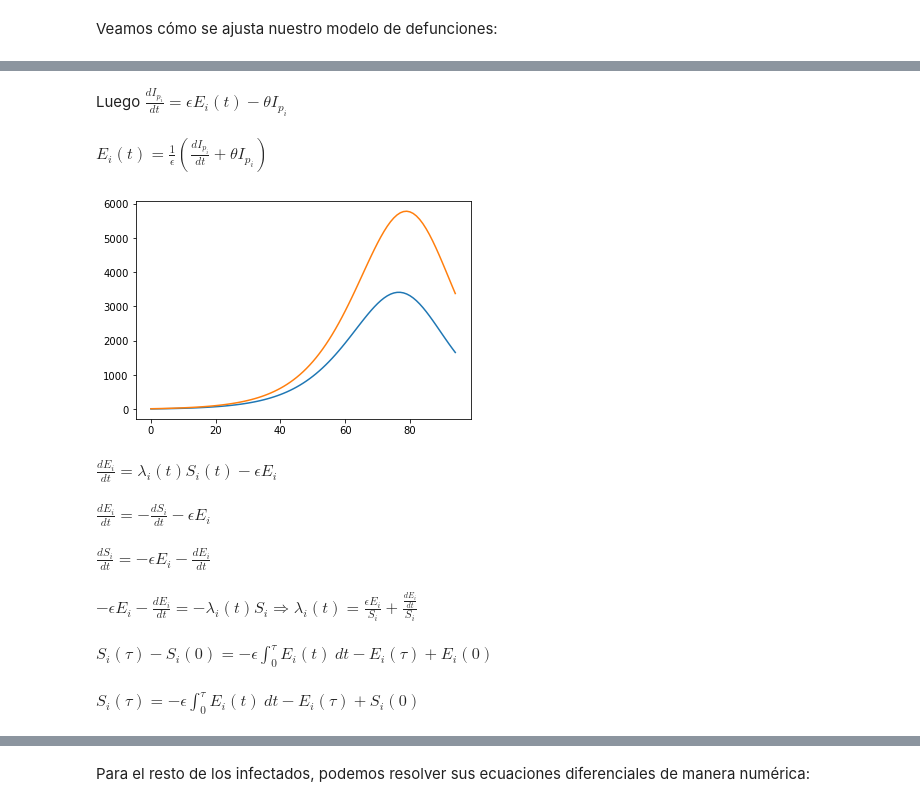
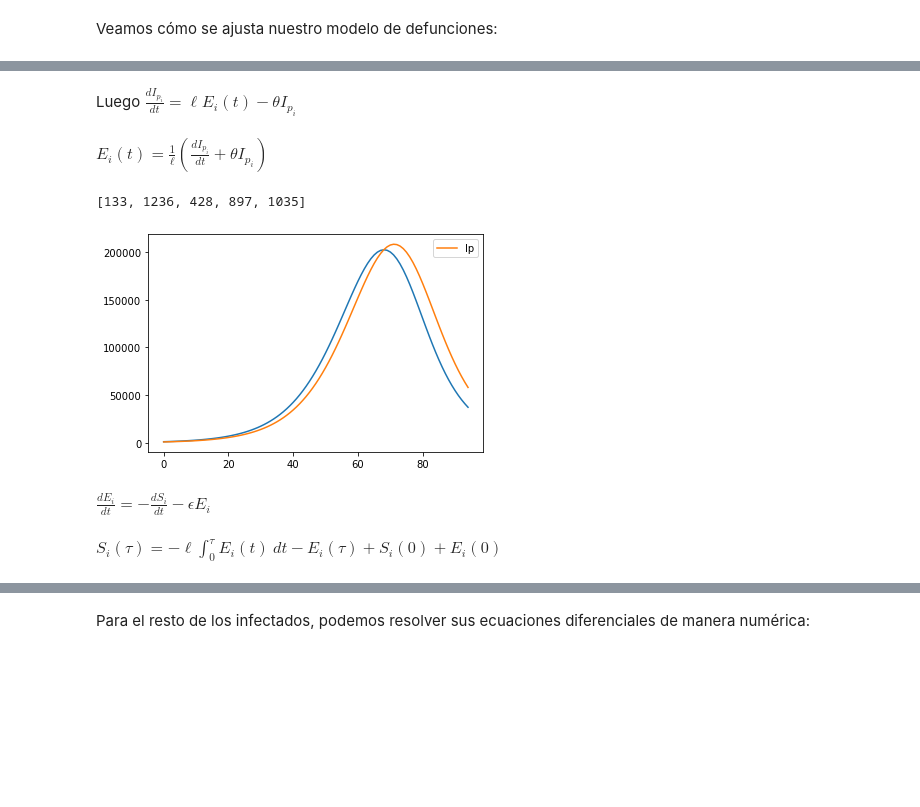
Before and after one commit to edtrelo/COVID19Model, a Jupyter notebook: src/model/EDAregions.ipynb, the cells around one changed output, grey strips where cells are left out. Saved outputs shown, nothing was run; the diff lists cells and outputs as text; code cells hidden in the pictures; blank space fills up the shorter version.

```diff
--- a/src/model/EDAregions.ipynb
+++ b/src/model/EDAregions.ipynb
@@ -82,3 +76,3 @@ De la ecuación diferencial tenemos que $\frac{dD_i}{dt} = q\xi H_i(t) \Rightarr
 # %%
-H = lambda t, i: 1/(q*ξ) * dt(D, t, n=1, args = (*paramsD[i], ))
+H = lambda t, i: 1/(q*δ) * dt(D, t, n=1, args = (*paramsD[i], ))
 # %% [markdown]
@@ -86,3 +80,3 @@ Además, $\frac{dH_i}{dt} = \sigma I_{ss_i} - q\xi H_i - (1-q)\tau H_i \Rightarr
 # %%
-Iss = lambda t, i : (dt(H, t, n=1, args = (i,)) + (q*ξ + (1-q)*τ)*H(t, i))/σ
+Iss = lambda t, i : (dt(H, t, n=1, args = (i,)) + (q*δ + (1-q)*ρ)*H(t, i))/ω
 # %% [markdown]
@@ -90,3 +84,3 @@ Luego, $\frac{dI_{ss_i}}{dt} = \theta p_s I_{p_i} - \sigma I_{ss_i}$, de donde $
 # %%
-Ip = lambda t, i: 1/(θ*ps)*(dt(Iss, t, n=1, args = (i, )) + σ*Iss(t, i))
+Ip = lambda t, i: 1/(θ*ps)*(dt(Iss, t, n=1, args = (i, )) + ω*Iss(t, i))
 # %%
@@ -94,7 +92,7 @@ Ip0 = [int(Ip(0, i)) for i in range(6)]
 # %% [markdown]
-Luego $\frac{dI_{p_i}}{dt} = \epsilon E_i(t) - \theta I_{p_i}$
+Luego $\frac{dI_{p_i}}{dt} = \ell E_i(t) - \theta I_{p_i}$
 # %% [markdown]
-$E_i(t) = \frac{1}{\epsilon}\left(\frac{dI_{p_i}}{dt}+\theta I_{p_i}\right)$
+$E_i(t) = \frac{1}{\ell}\left(\frac{dI_{p_i}}{dt}+\theta I_{p_i}\right)$
 # %%
-E = lambda t, i: 1/(ϵ)*(dt(Ip, t, n=1, args = (i, )) + θ*Ip(t, i))
+E = lambda t, i: 1/(l)*(dt(Ip, t, n=1, args = (i, )) + θ*Ip(t, i))
 # %%
@@ -102,21 +100,18 @@ E0 = [int(E(0, i)) for i in range(6)]
+# %%
+E0
+# %% [output]
+[133, 1236, 428, 897, 1035]
 # %%
 t = np.array(range(95))
 plt.plot(t, E(t, 4))
-plt.plot(t, Ip(t, 4))
+plt.plot(t, Ip(t, 4), label = 'Ip')
 
+plt.legend()
 plt.show()
 # %% [output]
-[figure, old version]
+[figure, new version]
-# %% [markdown]
-$\frac{dE_i}{dt}=\lambda_i(t)S_i(t) - \epsilon E_i$
 # %% [markdown]
 $\frac{dE_i}{dt}= -\frac{dS_i}{dt} - \epsilon E_i$
-# %% [markdown]
-$\frac{dS_i}{dt}=-\epsilon E_i - \frac{dE_i}{dt}$
-# %% [markdown]
-$-\epsilon E_i - \frac{dE_i}{dt} = -\lambda_i(t)S_i \Rightarrow \lambda_i(t) = \frac{\epsilon E_i}{S_i} + \frac{\frac{dE_i}{dt}}{S_i}$
-# %% [markdown]
-$S_i(\tau) - S_i(0) = - \epsilon \displaystyle\int_0^\tau E_i(t)\ dt - E_i(\tau) + E_i(0)$
 # %% [markdown]
-$S_i(\tau) = -\epsilon\displaystyle\int_0^\tau E_i(t)\ dt - E_i(\tau) + S_i(0)$
+$S_i(\tau) = -\ell\displaystyle\int_0^\tau E_i(t)\ dt - E_i(\tau) + S_i(0) + E_i(0)$
 # %%
```
Also changed, not shown: parts of 77 cells of this notebook, 13 other files.
